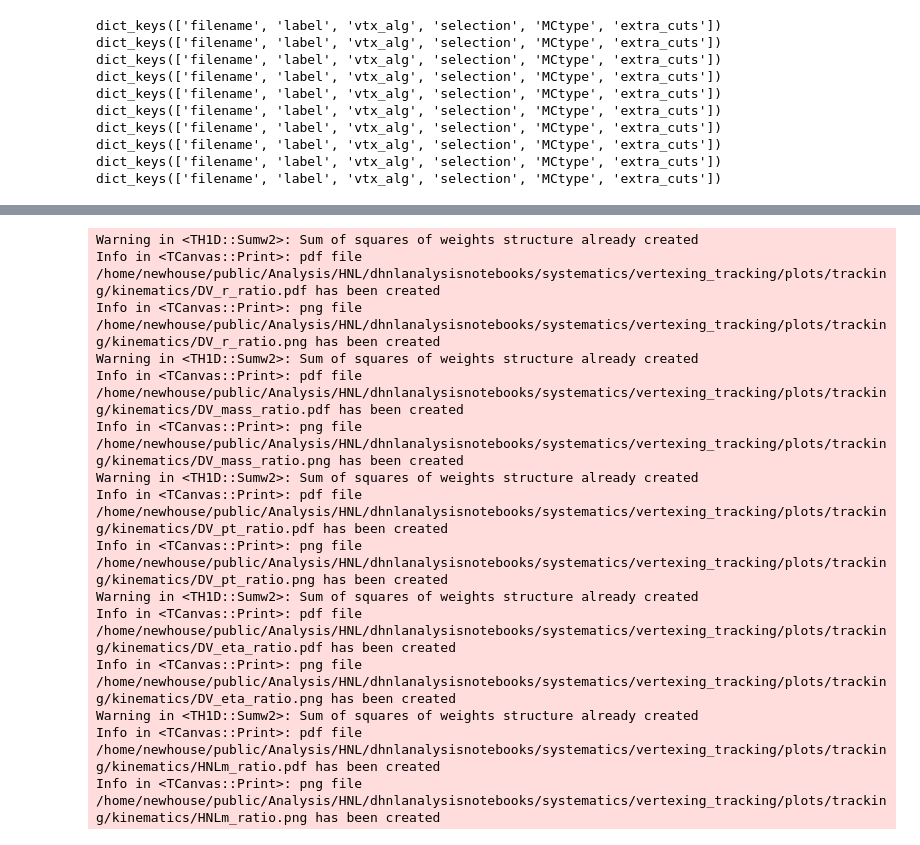
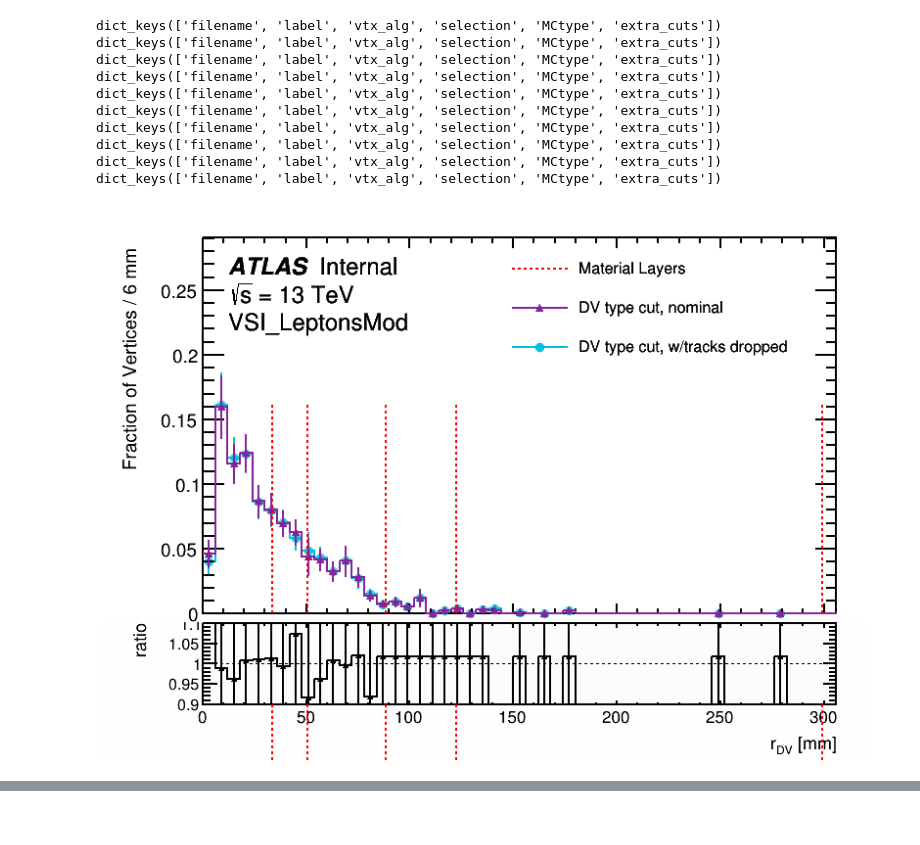
Before and after one commit to robinnewhouse/DHNLAnalysisNotebooks, a Jupyter notebook: systematics/vertexing_tracking/tracking_systematic.ipynb, the cells around one changed output, grey strips where cells are left out. Saved outputs shown, nothing was run; the diff lists cells and outputs as text; code cells hidden in the pictures; blank space fills up the shorter version.

Commit message:
updated tracking plots

```diff
--- a/systematics/vertexing_tracking/tracking_systematic.ipynb
+++ b/systematics/vertexing_tracking/tracking_systematic.ipynb
@@ -1,7 +1,6 @@
 # %%
 # ____________________________________________________________
 # Plotting kinematic distributions
-
 
 import sys
 sys.path.append('/home/newhouse/public/Analysis/HNL/dhnlanalysisnotebooks/systematics/dhnlplotting/util')
@@ -13,11 +12,12 @@ import plot_base
 importlib.reload(plot_base)
 import ROOT
 ROOT.gROOT.SetStyle("ATLAS")
+from IPython.display import display, Image
 
 
 files ={
     "uuu_10_10" : "/data/hnl/histograms/v4p0_histograms/histograms_mc16e_uuu_10G_10mm.root",
-    "uuu_10_10_tracksdropped" : "/data/hnl/histograms/v4p3_histograms/histograms_mc16e_uuu_10G_10mm.root"
+    "uuu_10_10_tracksdropped" : "/data/hnl/histograms/v4p1_histograms/histograms_mc16e_uuu_10G_10mm.root"
 }
 
 # hist_channels[i] = (<filename>, <legend label>,<vertex directory>, <selection directory>,<MCtype (LNC or LNV) if needed>)
@@ -151,30 +151,37 @@ plot_classes.Hist1DRatio(hist_channels= hist_channels,
 	# y_title = "Events",
     # y_max = 20 ,
     x_min = 0,
     x_max = 25,
     # rebin = 2,
     use_ntuple = True,
     ntup_nbins= 50,
     scaleLumi = scalelumi,
     dataLumi = datalumi,
 	norm = norm,
 	log_scale_y = False,
 	draw_markers = draw_markers,
 	atlas_mod = "Internal",
     extra_legend_lines = [vtx_channel],
     leg_size_mod=1.0,
     # ratio_ymin=  .5,
     # ratio_ymax = 1.5,
 
 	)
+
+display(Image(filename=f'/home/newhouse/public/Analysis/HNL/dhnlanalysisnotebooks/systematics/vertexing_tracking/plots/tracking/kinematics/DV_r_ratio.png'));
+display(Image(filename=f'/home/newhouse/public/Analysis/HNL/dhnlanalysisnotebooks/systematics/vertexing_tracking/plots/tracking/kinematics/HNLm_ratio.png'));
+display(Image(filename=f'/home/newhouse/public/Analysis/HNL/dhnlanalysisnotebooks/systematics/vertexing_tracking/plots/tracking/kinematics/DV_eta_ratio.png'));
+display(Image(filename=f'/home/newhouse/public/Analysis/HNL/dhnlanalysisnotebooks/systematics/vertexing_tracking/plots/tracking/kinematics/DV_pt_ratio.png'));
+display(Image(filename=f'/home/newhouse/public/Analysis/HNL/dhnlanalysisnotebooks/systematics/vertexing_tracking/plots/tracking/kinematics/DV_mass_ratio.png'));
 # %% [output]
 dict_keys(['filename', 'label', 'vtx_alg', 'selection', 'MCtype', 'extra_cuts'])
 dict_keys(['filename', 'label', 'vtx_alg', 'selection', 'MCtype', 'extra_cuts'])
 dict_keys(['filename', 'label', 'vtx_alg', 'selection', 'MCtype', 'extra_cuts'])
 dict_keys(['filename', 'label', 'vtx_alg', 'selection', 'MCtype', 'extra_cuts'])
 dict_keys(['filename', 'label', 'vtx_alg', 'selection', 'MCtype', 'extra_cuts'])
 dict_keys(['filename', 'label', 'vtx_alg', 'selection', 'MCtype', 'extra_cuts'])
 dict_keys(['filename', 'label', 'vtx_alg', 'selection', 'MCtype', 'extra_cuts'])
 dict_keys(['filename', 'label', 'vtx_alg', 'selection', 'MCtype', 'extra_cuts'])
 dict_keys(['filename', 'label', 'vtx_alg', 'selection', 'MCtype', 'extra_cuts'])
 dict_keys(['filename', 'label', 'vtx_alg', 'selection', 'MCtype', 'extra_cuts'])
+[figure, added]
@@ -182,15 +206,0 @@ dict_keys(['filename', 'label', 'vtx_alg', 'selection', 'MCtype', 'extra_cuts'])
-Warning in <TH1D::Sumw2>: Sum of squares of weights structure already created
-Info in <TCanvas::Print>: pdf file /home/newhouse/public/Analysis/HNL/dhnlanalysisnotebooks/systematics/vertexing_tracking/plots/tracking/kinematics/DV_r_ratio.pdf has been created
-Info in <TCanvas::Print>: png file /home/newhouse/public/Analysis/HNL/dhnlanalysisnotebooks/systematics/vertexing_tracking/plots/tracking/kinematics/DV_r_ratio.png has been created
-Warning in <TH1D::Sumw2>: Sum of squares of weights structure already created
-Info in <TCanvas::Print>: pdf file /home/newhouse/public/Analysis/HNL/dhnlanalysisnotebooks/systematics/vertexing_tracking/plots/tracking/kinematics/DV_mass_ratio.pdf has been created
-Info in <TCanvas::Print>: png file /home/newhouse/public/Analysis/HNL/dhnlanalysisnotebooks/systematics/vertexing_tracking/plots/tracking/kinematics/DV_mass_ratio.png has been created
-Warning in <TH1D::Sumw2>: Sum of squares of weights structure already created
-Info in <TCanvas::Print>: pdf file /home/newhouse/public/Analysis/HNL/dhnlanalysisnotebooks/systematics/vertexing_tracking/plots/tracking/kinematics/DV_pt_ratio.pdf has been created
-Info in <TCanvas::Print>: png file /home/newhouse/public/Analysis/HNL/dhnlanalysisnotebooks/systematics/vertexing_tracking/plots/tracking/kinematics/DV_pt_ratio.png has been created
-Warning in <TH1D::Sumw2>: Sum of squares of weights structure already created
-Info in <TCanvas::Print>: pdf file /home/newhouse/public/Analysis/HNL/dhnlanalysisnotebooks/systematics/vertexing_tracking/plots/tracking/kinematics/DV_eta_ratio.pdf has been created
-Info in <TCanvas::Print>: png file /home/newhouse/public/Analysis/HNL/dhnlanalysisnotebooks/systematics/vertexing_tracking/plots/tracking/kinematics/DV_eta_ratio.png has been created
-Warning in <TH1D::Sumw2>: Sum of squares of weights structure already created
-Info in <TCanvas::Print>: pdf file /home/newhouse/public/Analysis/HNL/dhnlanalysisnotebooks/systematics/vertexing_tracking/plots/tracking/kinematics/HNLm_ratio.pdf has been created
-Info in <TCanvas::Print>: png file /home/newhouse/public/Analysis/HNL/dhnlanalysisnotebooks/systematics/vertexing_tracking/plots/tracking/kinematics/HNLm_ratio.png has been created
```
Also changed, not shown: parts of 1 cell of this notebook, 10 other files.
